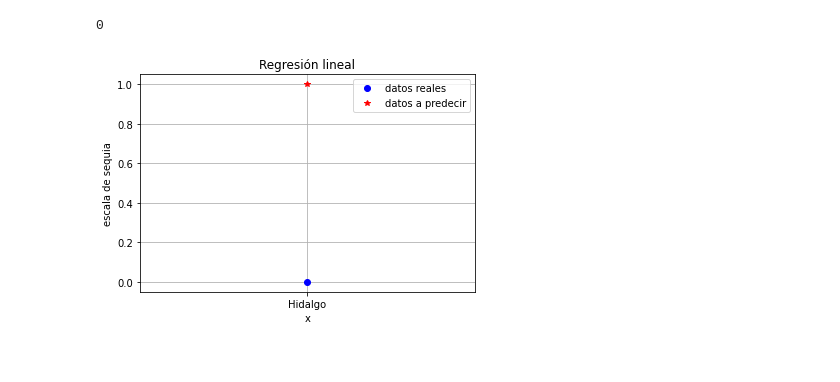
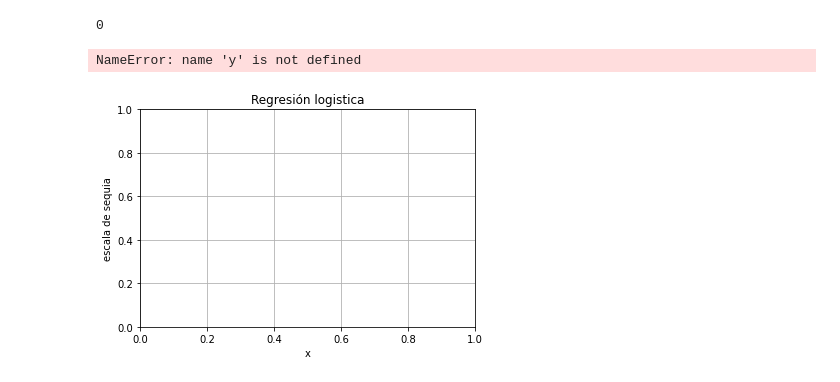
Before and after one commit to urielMontenegro1/datos_de_sequias, a Jupyter notebook: sequias_proyecto.ipynb, the cells around one changed output. Drawn from its saved outputs; the diff is of its cells as text; code cells hidden in the pictures.

```diff
--- a/sequias_proyecto.ipynb
+++ b/sequias_proyecto.ipynb
@@ -465,12 +539,13 @@ sequias_df2['CLASIFICACION'][0]
 # %%
 plt.figure()
 plt.grid()
-plt.title('Regresión lineal')
+plt.title('Regresión logistica')
 plt.xlabel('x')
 plt.ylabel('escala de sequia')
 plt.plot(sequias_df3[492:493],y[492:493],'bo')
 plt.plot(sequias_df3[492:493],y_pred[492:493],'r*')
 plt.legend(['datos reales','datos a predecir'])
 plt.show()
 # %% [output]
+NameError: name 'y' is not defined
-[figure, old version]
+[figure, new version]
```
Also changed, not shown: parts of 22 cells of this notebook.
